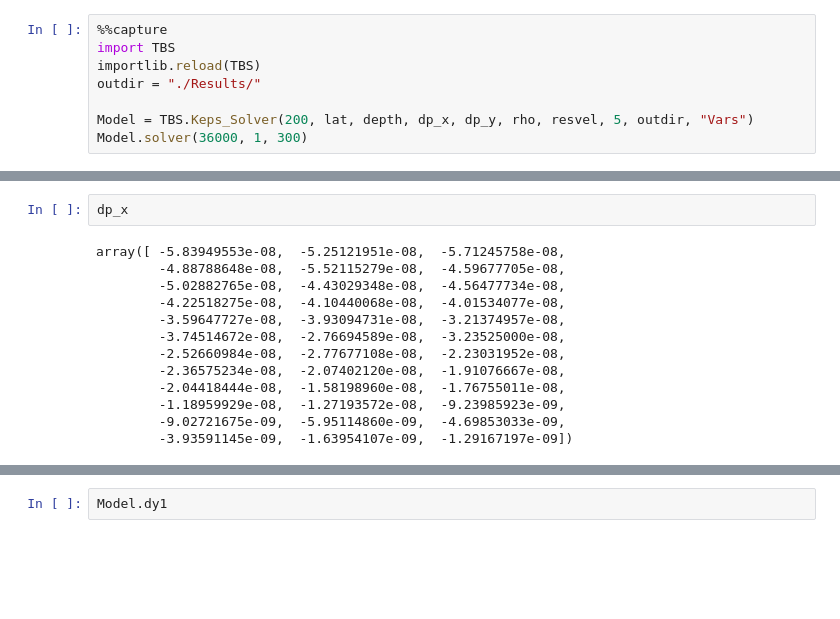
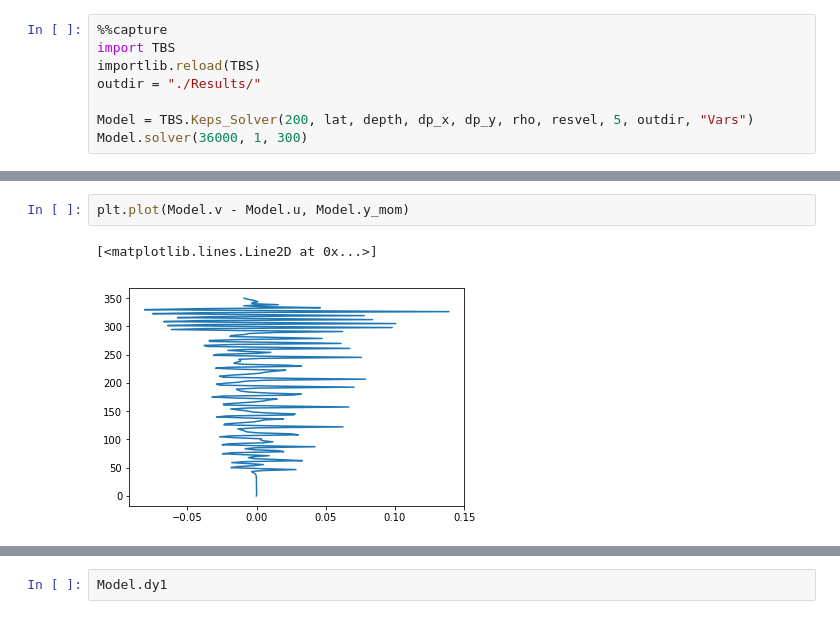
Before and after one commit to adityarn/antarctic_margins_MEOP, a Jupyter notebook: MEOP_ExtractDataForTurbulenceModel.ipynb, the cells around one changed output, grey strips where cells are left out. Saved outputs shown, nothing was run; the diff lists cells and outputs as text; blank space fills up the shorter version.

```diff
--- a/MEOP_ExtractDataForTurbulenceModel.ipynb
+++ b/MEOP_ExtractDataForTurbulenceModel.ipynb
@@ -382,18 +382,8 @@ plt.plot(Model.v, Model.y_mom)
-# %%
-dp_x
-# %% [output]
-array([ -5.83949553e-08,  -5.25121951e-08,  -5.71245758e-08,
-        -4.88788648e-08,  -5.52115279e-08,  -4.59677705e-08,
-        -5.02882765e-08,  -4.43029348e-08,  -4.56477734e-08,
-        -4.22518275e-08,  -4.10440068e-08,  -4.01534077e-08,
-        -3.59647727e-08,  -3.93094731e-08,  -3.21374957e-08,
-        -3.74514672e-08,  -2.76694589e-08,  -3.23525000e-08,
-        -2.52660984e-08,  -2.77677108e-08,  -2.23031952e-08,
-        -2.36575234e-08,  -2.07402120e-08,  -1.91076667e-08,
-        -2.04418444e-08,  -1.58198960e-08,  -1.76755011e-08,
-        -1.18959929e-08,  -1.27193572e-08,  -9.23985923e-09,
-        -9.02721675e-09,  -5.95114860e-09,  -4.69853033e-09,
-        -3.93591145e-09,  -1.63954107e-09,  -1.29167197e-09])
+# %%
+plt.plot(Model.v - Model.u, Model.y_mom)
+# %% [output]
+[<matplotlib.lines.Line2D at 0x...>]
+[figure, added]
 # %%
 dp_y
 # %% [output]
```
Also changed, not shown: parts of 6 cells of this notebook, 1 other file.
